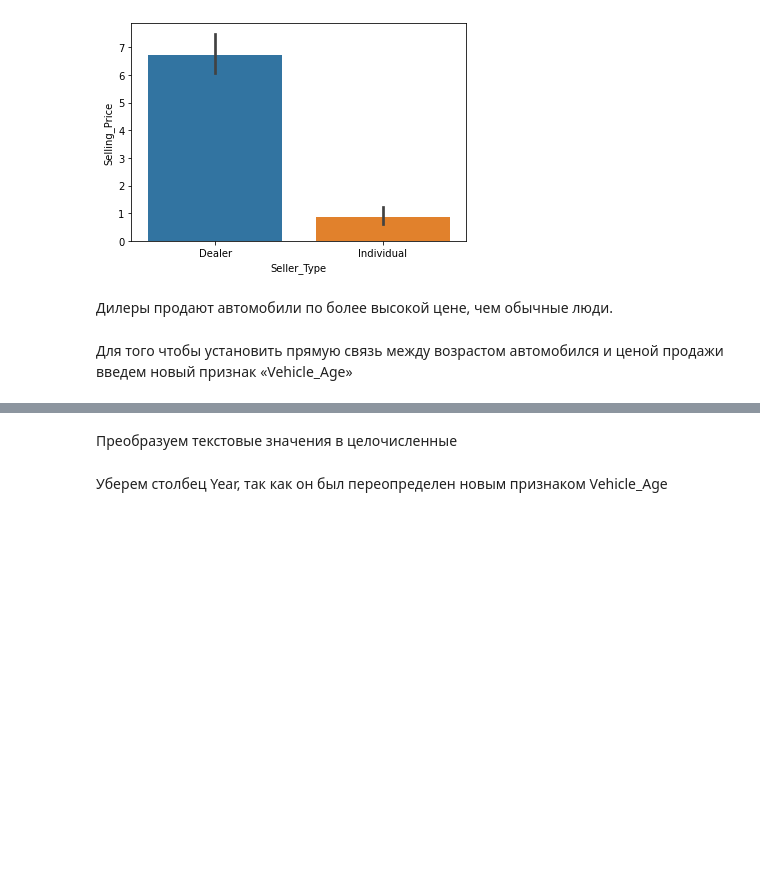
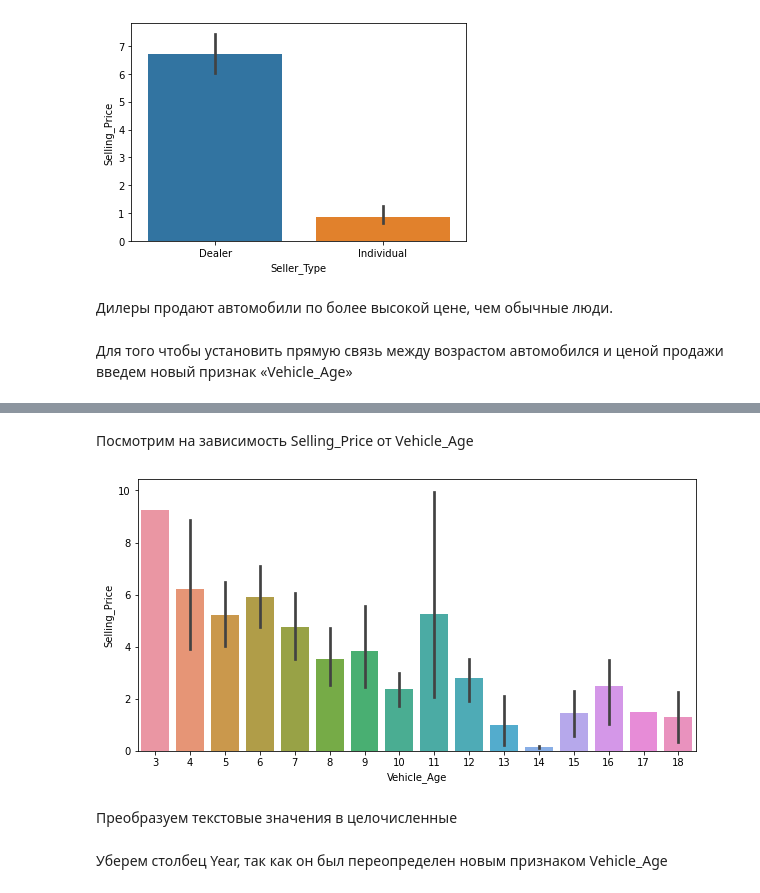
Before and after one commit to SavchukDI/MAI, a Jupyter notebook: ml_course/practice_2/ml_pr2.ipynb, the cells around one changed output, grey strips where cells are left out. Drawn from its saved outputs; the diff is of its cells as text; code cells hidden in the pictures; blank space fills up the shorter version.

```diff
--- a/ml_course/practice_2/ml_pr2.ipynb
+++ b/ml_course/practice_2/ml_pr2.ipynb
@@ -117,6 +129,13 @@ data.head()
 | 2 | ciaz | 2017 | 7.25 | 9.85 | 6900 | Petrol | Dealer | Manual | ... |
 | 3 | wagon r | 2011 | 2.85 | 4.15 | 5200 | Petrol | Dealer | Manual | ... |
 | 4 | swift | 2014 | 4.60 | 6.87 | 42450 | Diesel | Dealer | Manual | ... |
+# %% [markdown]
+Посмотрим на зависимость Selling_Price от Vehicle_Age
+# %%
+plt.figure(figsize=(10,5))
+sns.barplot(x='Vehicle_Age', y='Selling_Price', data=data);
+# %% [output]
+[figure, added]
 # %% [markdown]
 Преобразуем текстовые значения в целочисленные
 # %%
```
Also changed, not shown: parts of 25 cells of this notebook.
